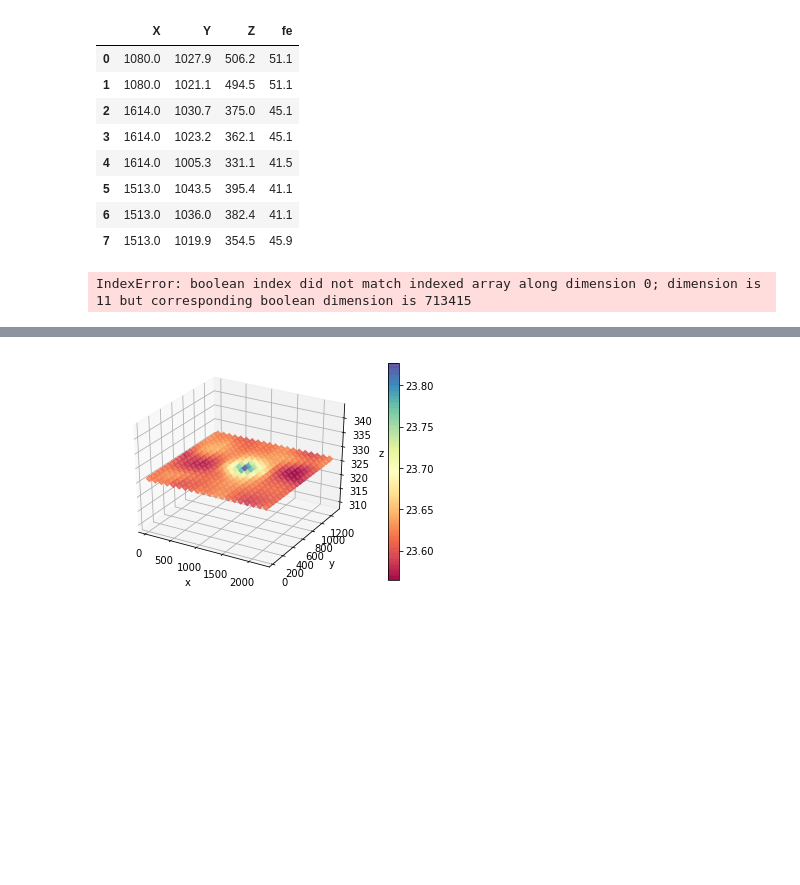
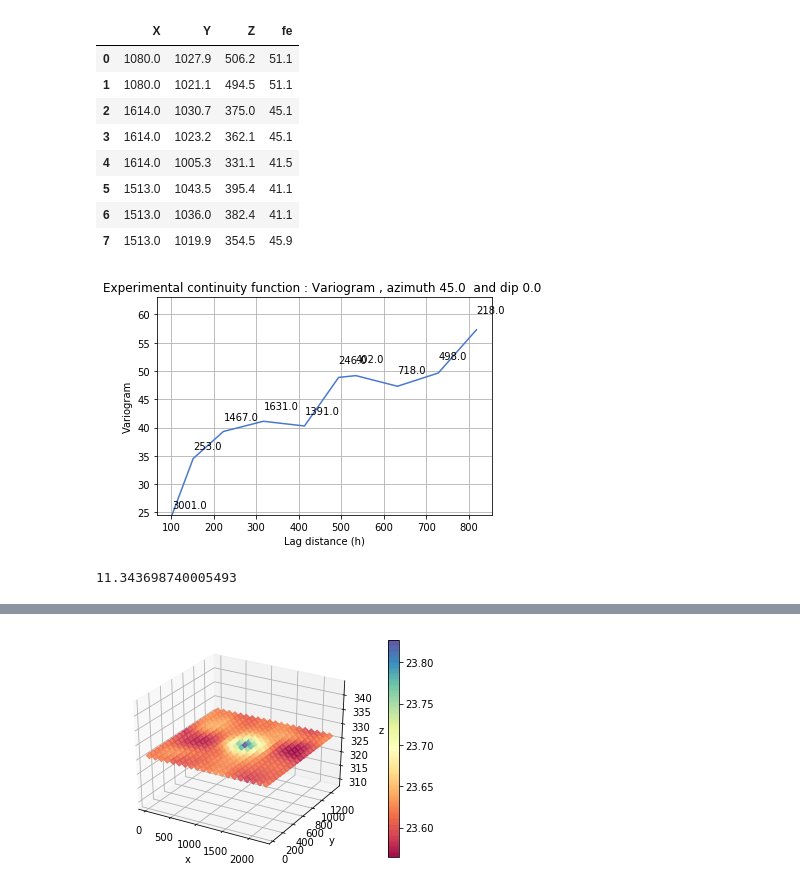
Before and after one commit to DavidDrumond/gammapy-, a Jupyter notebook: Example of gammapy library - Jupyter notebook.ipynb, the cells around one changed output, grey strips where cells are left out. Saved outputs shown, nothing was run; the diff lists cells and outputs as text; code cells hidden in the pictures; blank space fills up the shorter version.

```diff
--- a/Example of gammapy library - Jupyter notebook.ipynb
+++ b/Example of gammapy library - Jupyter notebook.ipynb
@@ -41,9 +42,13 @@ gamma = gammapy.funcs_3D(df,'X','Y','Z','fe','fe',nlags,lagdistance,
                          hband, vband, azimuth,dip)
 # %%
 # Calculate variogram values
-variogram = gamma.calculate_experimental_function("Variogram")
+start = time.time()
+variogram = gamma.calculate_experimental_function("Variogram", plot_graph = True, show_pairs = True)
+finish = time.time()
+print(finish -start)
 # %% [output]
+[figure, added]
-IndexError: boolean index did not match indexed array along dimension 0; dimension is 11 but corresponding boolean dimension is 713415
+11.343698740005493
 # %%
 display(variogram)
 # %% [output]
```
Also changed, not shown: parts of 6 cells of this notebook, 3 other files.
